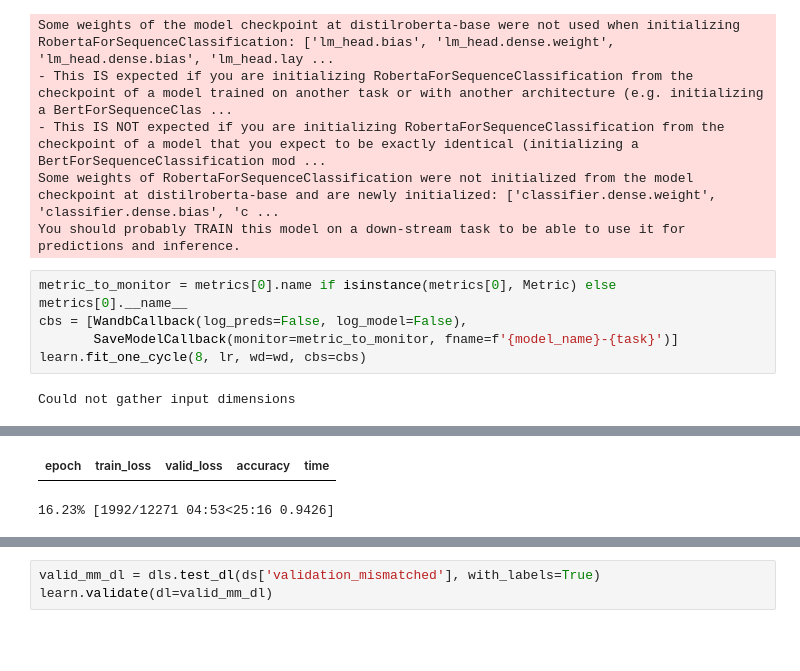
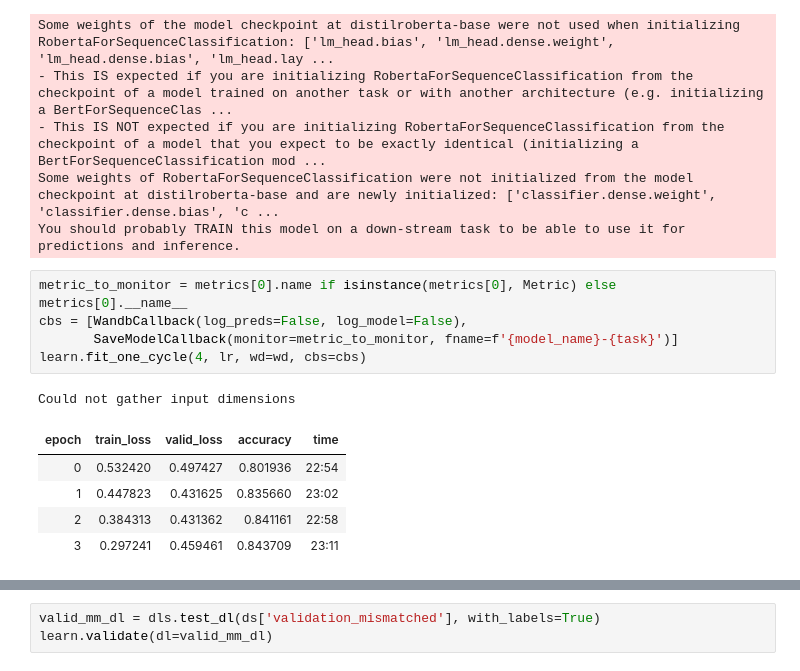
Before and after one commit to arampacha/thoughtsamples, a Jupyter notebook: _notebooks/2021-05-07-glue-benchmark.ipynb, the cells around one changed output, grey strips where cells are left out. Saved outputs shown, nothing was run; the diff lists cells and outputs as text; blank space fills up the shorter version.

```diff
--- a/_notebooks/2021-05-07-glue-benchmark.ipynb
+++ b/_notebooks/2021-05-07-glue-benchmark.ipynb
@@ -404,7 +462,12 @@ You should probably TRAIN this model on a down-stream task to be able to use it
 # %%
 metric_to_monitor = metrics[0].name if isinstance(metrics[0], Metric) else metrics[0].__name__
 cbs = [WandbCallback(log_preds=False, log_model=False),
        SaveModelCallback(monitor=metric_to_monitor, fname=f'{model_name}-{task}')]
-learn.fit_one_cycle(8, lr, wd=wd, cbs=cbs)
+learn.fit_one_cycle(4, lr, wd=wd, cbs=cbs)
 # %% [output]
 Could not gather input dimensions
+| epoch | train_loss | valid_loss | accuracy | time |
+| 0 | 0.532420 | 0.497427 | 0.801936 | 22:54 |
+| 1 | 0.447823 | 0.431625 | 0.835660 | 23:02 |
+| 2 | 0.384313 | 0.431362 | 0.841161 | 22:58 |
+| 3 | 0.297241 | 0.459461 | 0.843709 | 23:11 |
@@ -412,4 +478,2 @@ Could not gather input dimensions
-| epoch | train_loss | valid_loss | accuracy | time |
-16.23% [1992/12271 04:53<25:16 0.9426]
 # %%
 learn.show_results()
```
Also changed, not shown: parts of 32 cells of this notebook.
